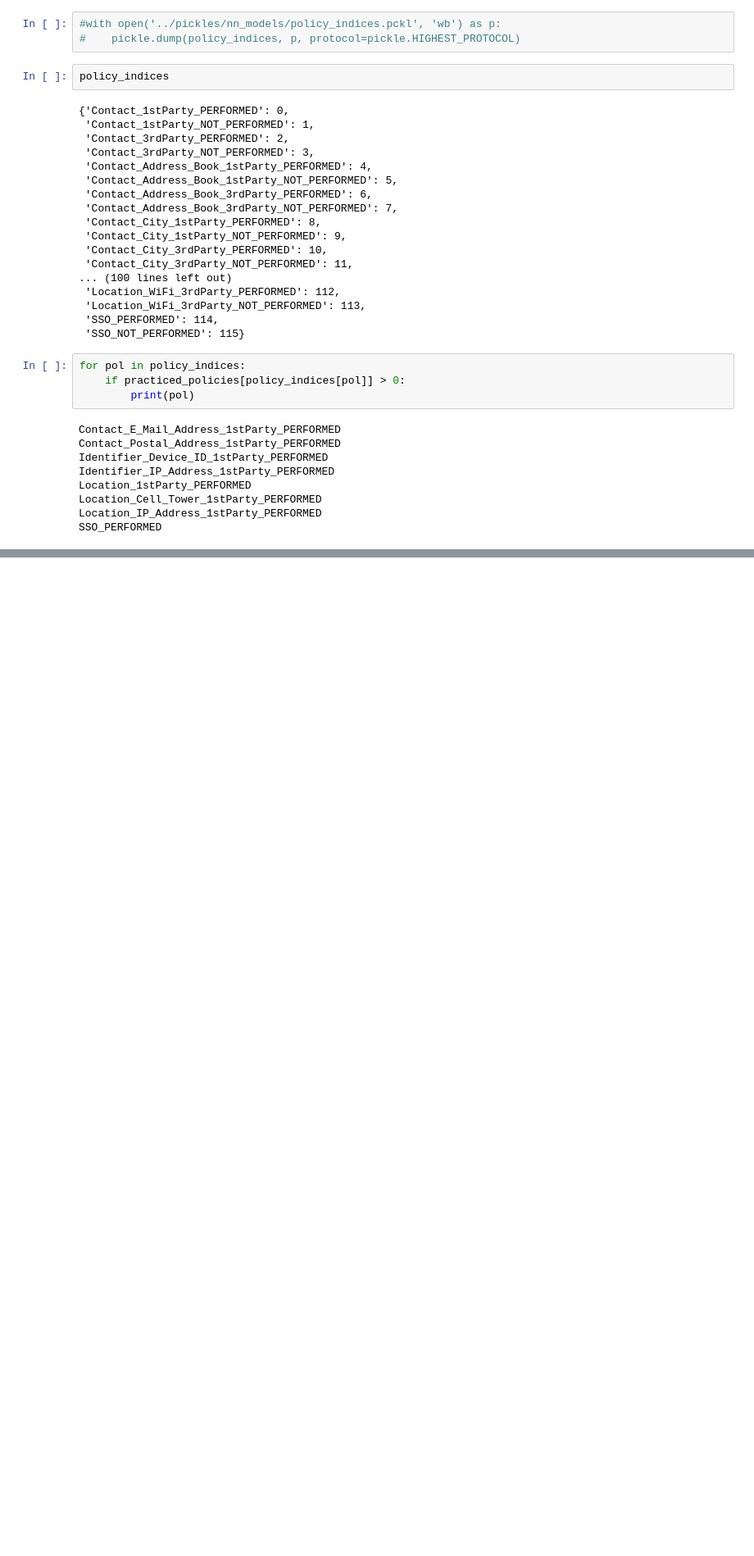
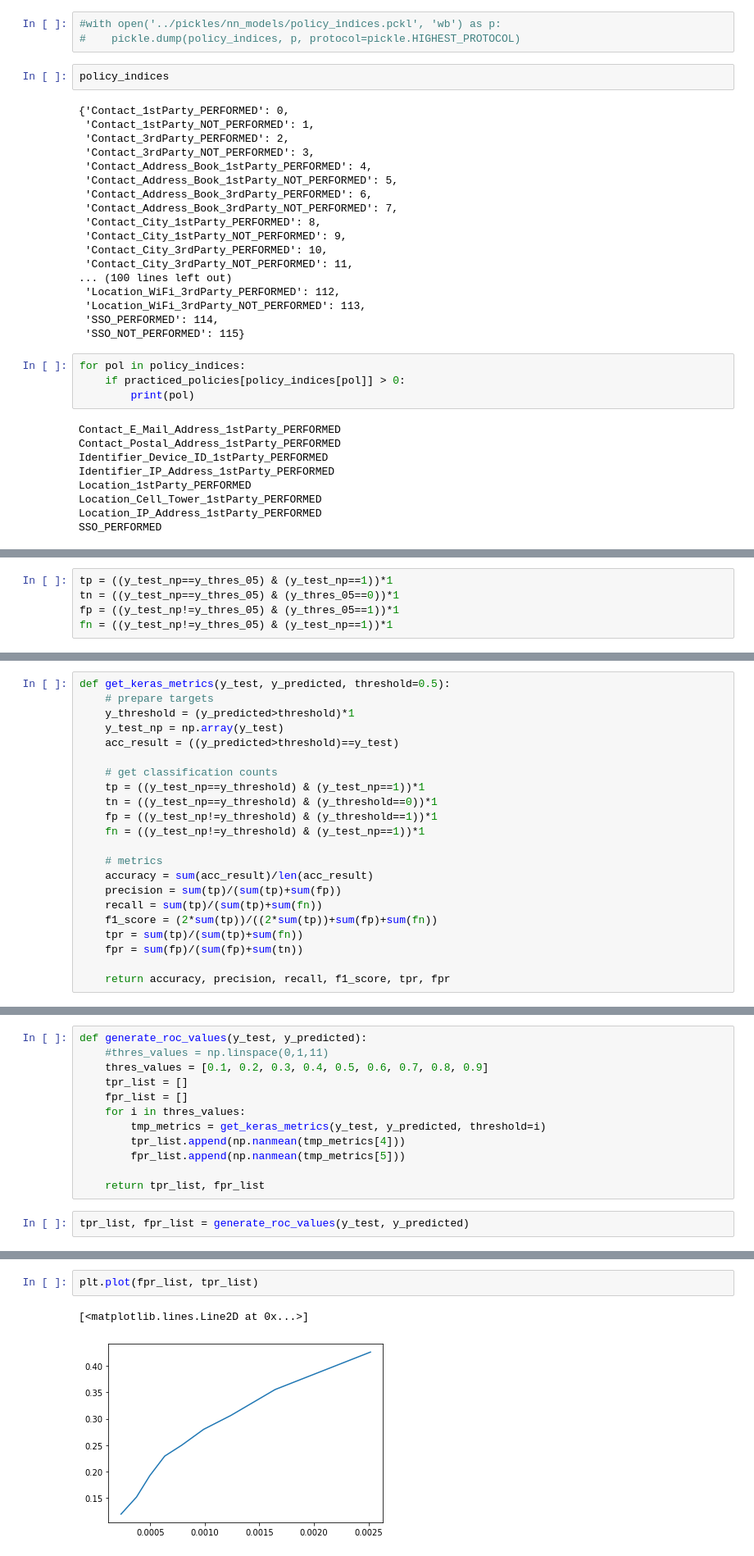
Before and after one commit to kabuhakmeh3/inphormed, a Jupyter notebook: notebooks/Neural Net Testing.ipynb, the cells around one changed output, grey strips where cells are left out. Shown: that part at 82% size. Cells and saved outputs as stored; diff of their text form; blank space fills up the shorter version.

```diff
--- a/notebooks/Neural Net Testing.ipynb
+++ b/notebooks/Neural Net Testing.ipynb
@@ -395,0 +575,5 @@ polic
+# %%
+tp = ((y_test_np==y_thres_05) & (y_test_np==1))*1
+tn = ((y_test_np==y_thres_05) & (y_thres_05==0))*1
+fp = ((y_test_np!=y_thres_05) & (y_thres_05==1))*1
+fn = ((y_test_np!=y_thres_05) & (y_test_np==1))*1
@@ -395,0 +590,22 @@ polic
+# %%
+def get_keras_metrics(y_test, y_predicted, threshold=0.5):
+    # prepare targets
+    y_threshold = (y_predicted>threshold)*1
+    y_test_np = np.array(y_test)
+    acc_result = ((y_predicted>threshold)==y_test)
+
+    # get classification counts
+    tp = ((y_test_np==y_threshold) & (y_test_np==1))*1
+    tn = ((y_test_np==y_threshold) & (y_threshold==0))*1
+    fp = ((y_test_np!=y_threshold) & (y_threshold==1))*1
+    fn = ((y_test_np!=y_threshold) & (y_test_np==1))*1
+
+    # metrics
+    accuracy = sum(acc_result)/len(acc_result)
+    precision = sum(tp)/(sum(tp)+sum(fp))
+    recall = sum(tp)/(sum(tp)+sum(fn))
+    f1_score = (2*sum(tp))/((2*sum(tp))+sum(fp)+sum(fn))
+    tpr = sum(tp)/(sum(tp)+sum(fn))
+    fpr = sum(fp)/(sum(fp)+sum(tn))
+
+    return accuracy, precision, recall, f1_score, tpr, fpr
@@ -395,0 +626,14 @@ polic
+# %%
+def generate_roc_values(y_test, y_predicted):
+    #thres_values = np.linspace(0,1,11)
+    thres_values = [0.1, 0.2, 0.3, 0.4, 0.5, 0.6, 0.7, 0.8, 0.9]
+    tpr_list = []
+    fpr_list = []
+    for i in thres_values:
+        tmp_metrics = get_keras_metrics(y_test, y_predicted, threshold=i)
+        tpr_list.append(np.nanmean(tmp_metrics[4]))
+        fpr_list.append(np.nanmean(tmp_metrics[5]))
+
+    return tpr_list, fpr_list
+# %%
+tpr_list, fpr_list = generate_roc_values(y_test, y_predicted)
@@ -395,0 +643,5 @@ polic
+# %%
+plt.plot(fpr_list, tpr_list)
+# %% [output]
+[<matplotlib.lines.Line2D at 0x...>]
+[figure, added]
```
Also changed, not shown: parts of 57 cells of this notebook, 2 other files.
